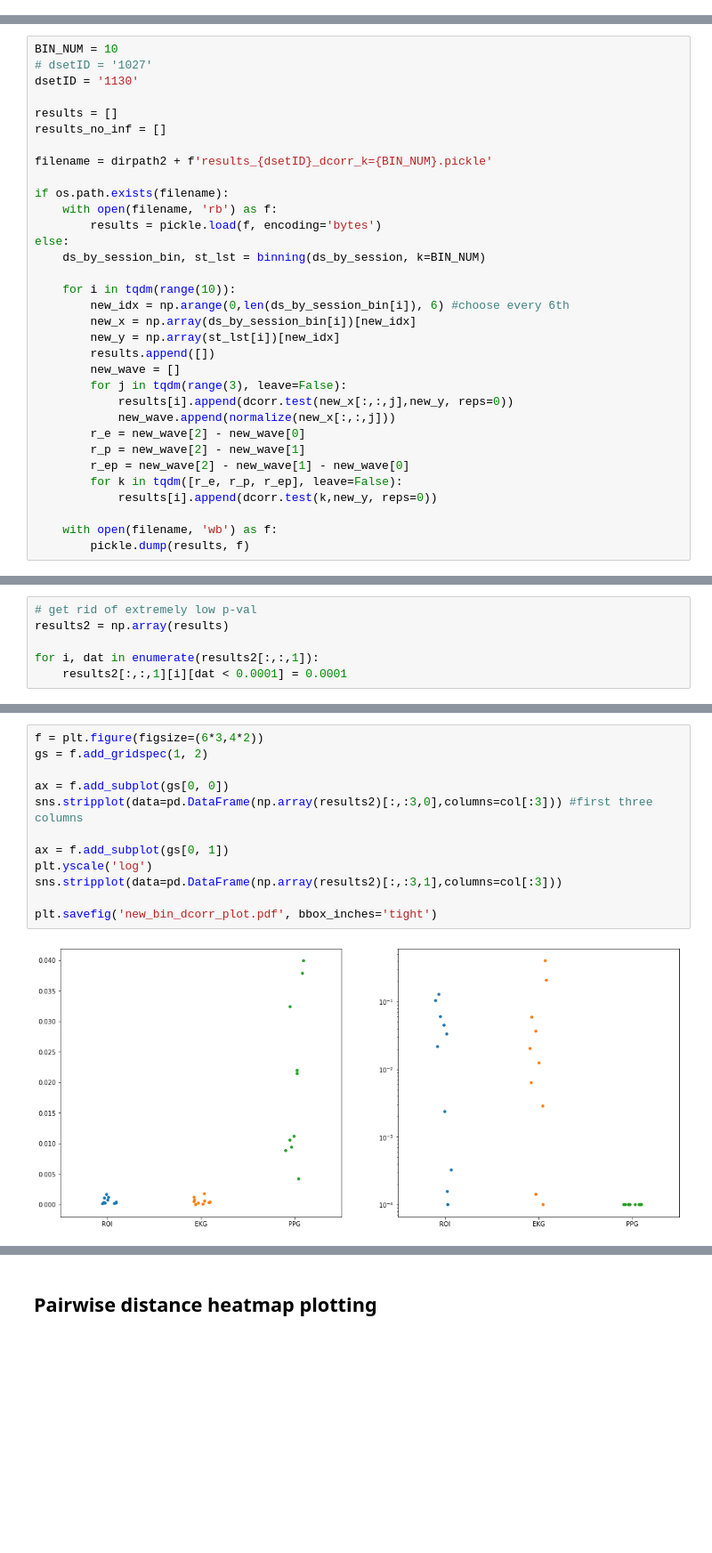
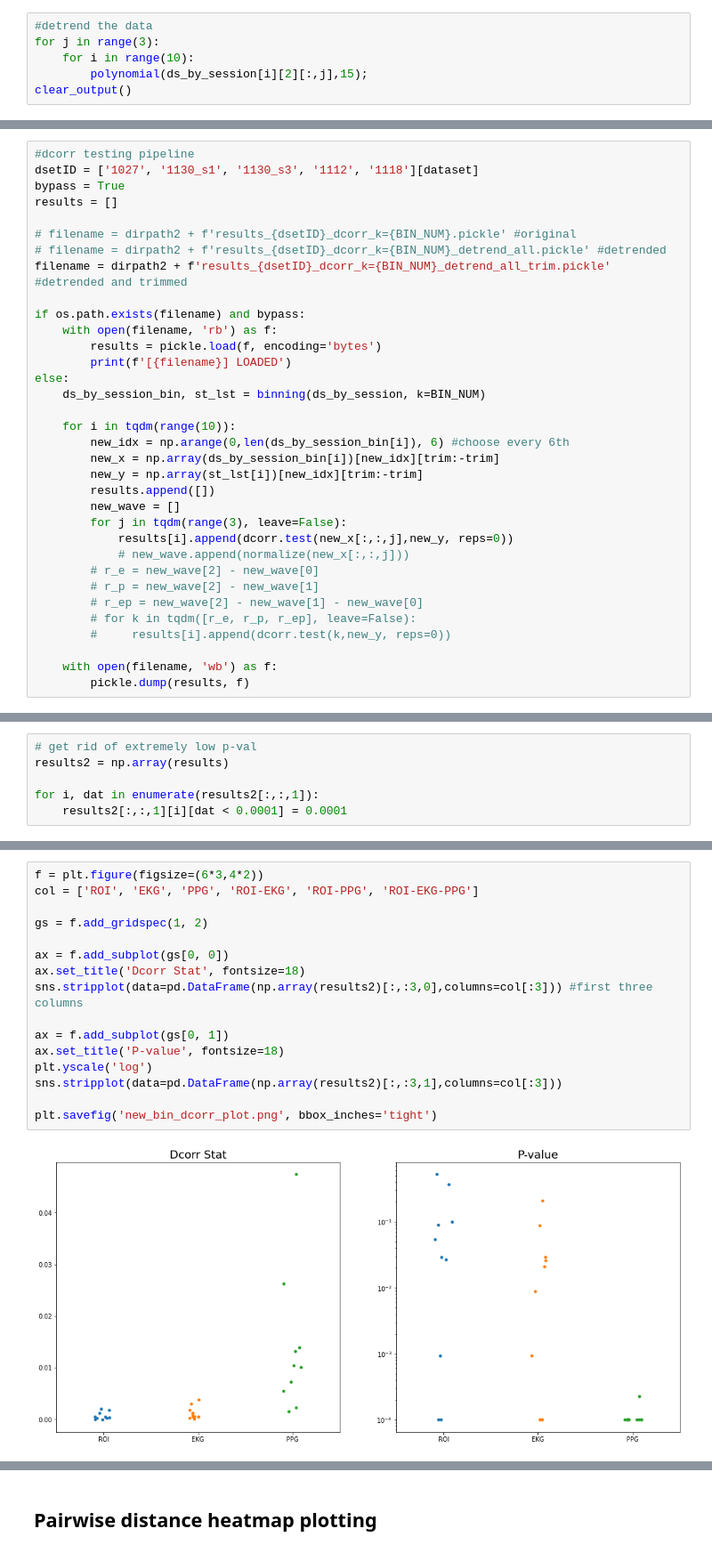
Before and after one commit to jshinm/hologram-biometric-signal-parsing, a Jupyter notebook: MindX_dataloader.ipynb, the cells around one changed output, grey strips where cells are left out. Shown: that part at 89% size. Cells and saved outputs as stored; diff of their text form; blank space fills up the shorter version.

```diff
--- a/MindX_dataloader.ipynb
+++ b/MindX_dataloader.ipynb
@@ -417,2 +342,8 @@ kmerf = hyppo.independence.KMERF()
+# %%
+#detrend the data
+for j in range(3):
+    for i in range(10):
+        polynomial(ds_by_session[i][2][:,j],15);
+clear_output()
 # %% [markdown]
 ## Binning and fast dcorr
@@ -457,35 +393,36 @@ def binning(ds, k=10):
 
     return new_ds, st_lst
 # %%
-BIN_NUM = 10
-# dsetID = '1027'
-dsetID = '1130'
+#dcorr testing pipeline
+dsetID = ['1027', '1130_s1', '1130_s3', '1112', '1118'][dataset]
+bypass = True
+results = []
 
-results = []
-results_no_inf = []
+# filename = dirpath2 + f'results_{dsetID}_dcorr_k={BIN_NUM}.pickle' #original
+# filename = dirpath2 + f'results_{dsetID}_dcorr_k={BIN_NUM}_detrend_all.pickle' #detrended
+filename = dirpath2 + f'results_{dsetID}_dcorr_k={BIN_NUM}_detrend_all_trim.pickle' #detrended and trimmed
 
-filename = dirpath2 + f'results_{dsetID}_dcorr_k={BIN_NUM}.pickle'
-
-if os.path.exists(filename):
+if os.path.exists(filename) and bypass:
     with open(filename, 'rb') as f:
         results = pickle.load(f, encoding='bytes')
+        print(f'[{filename}] LOADED')
 else:
     ds_by_session_bin, st_lst = binning(ds_by_session, k=BIN_NUM)
 
     for i in tqdm(range(10)):
         new_idx = np.arange(0,len(ds_by_session_bin[i]), 6) #choose every 6th
-        new_x = np.array(ds_by_session_bin[i])[new_idx]
-        new_y = np.array(st_lst[i])[new_idx]
+        new_x = np.array(ds_by_session_bin[i])[new_idx][trim:-trim]
+        new_y = np.array(st_lst[i])[new_idx][trim:-trim]
         results.append([])
         new_wave = []
         for j in tqdm(range(3), leave=False):
             results[i].append(dcorr.test(new_x[:,:,j],new_y, reps=0))
-            new_wave.append(normalize(new_x[:,:,j]))
-        r_e = new_wave[2] - new_wave[0]
-        r_p = new_wave[2] - new_wave[1]
-        r_ep = new_wave[2] - new_wave[1] - new_wave[0]
-        for k in tqdm([r_e, r_p, r_ep], leave=False):
-            results[i].append(dcorr.test(k,new_y, reps=0))
+            # new_wave.append(normalize(new_x[:,:,j]))
+        # r_e = new_wave[2] - new_wave[0]
+        # r_p = new_wave[2] - new_wave[1]
+        # r_ep = new_wave[2] - new_wave[1] - new_wave[0]
+        # for k in tqdm([r_e, r_p, r_ep], leave=False):
+        #     results[i].append(dcorr.test(k,new_y, reps=0))
 
     with open(filename, 'wb') as f:
         pickle.dump(results, f)
@@ -528,14 +470,18 @@ for i, dat in enumerate(results2[:,:,1]):
 # %%
 f = plt.figure(figsize=(6*3,4*2))
+col = ['ROI', 'EKG', 'PPG', 'ROI-EKG', 'ROI-PPG', 'ROI-EKG-PPG']
+
 gs = f.add_gridspec(1, 2)
 
 ax = f.add_subplot(gs[0, 0])
+ax.set_title('Dcorr Stat', fontsize=18)
 sns.stripplot(data=pd.DataFrame(np.array(results2)[:,:3,0],columns=col[:3])) #first three columns
 
 ax = f.add_subplot(gs[0, 1])
+ax.set_title('P-value', fontsize=18)
 plt.yscale('log')
 sns.stripplot(data=pd.DataFrame(np.array(results2)[:,:3,1],columns=col[:3]))
 
-plt.savefig('new_bin_dcorr_plot.pdf', bbox_inches='tight')
+plt.savefig('new_bin_dcorr_plot.png', bbox_inches='tight')
 # %% [output]
-[figure, old version]
+[figure, new version]
```
Also changed, not shown: parts of 64 cells of this notebook.
